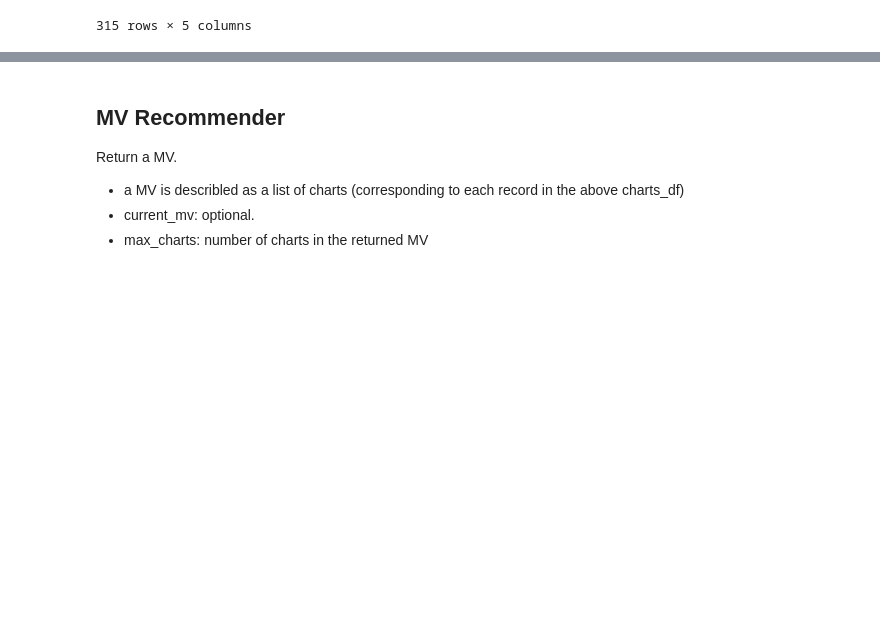
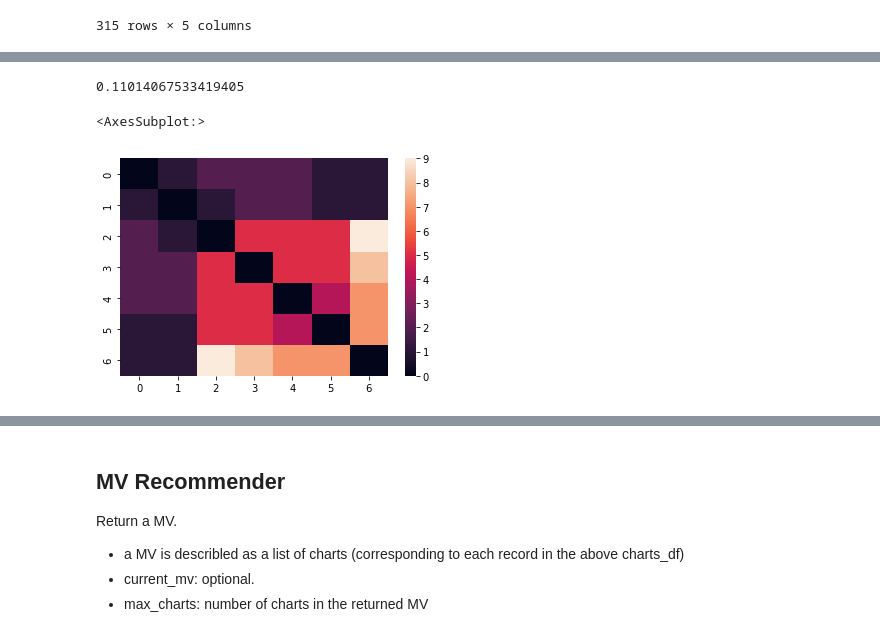
Before and after one commit to KXXH/MultiVision, a Jupyter notebook: Demo.ipynb, the cells around one changed output, grey strips where cells are left out. Drawn from its saved outputs; the diff is of its cells as text; code cells hidden in the pictures; blank space fills up the shorter version.

```diff
--- a/Demo.ipynb
+++ b/Demo.ipynb
@@ -101,3 +121,10 @@ pd.DataFrame.from_records(chartRecommender.charts).sort_values(by='final_score',
 | 11 | (2,) | 0.000000 | bar | 9.838510e-06 | 0.000000 |
 | 10 | (2,) | 0.000000 | area | 1.310610e-05 | 0.000000 |
 315 rows × 5 columns
+# %%
+bias=0.000001
+
+scores = pd.DataFrame.from_records(chartRecommender.charts).sort_values(
+    by='final_score', ascending=False)
+scores["distance"] = 1/(bias+scores["column_selection_score"])
+scores
@@ -103,0 +145,3 @@ pd.DataFrame.from_records(chartRecommender.charts).sort_values(by='final_score',
+# %%
+two_scores=scores.loc[scores["indices"].apply(len)==2]
+display(two_scores)
@@ -103,0 +162,19 @@ pd.DataFrame.from_records(chartRecommender.charts).sort_values(by='final_score',
+# %%
+two_scores["column_selection_score"].min()
+# %% [output]
+0.11014067533419405
+# %%
+src_table = pd.read_csv("csv/penguins.csv")
+col_nums=len(src_table.columns)
+distance_mtx=np.full((col_nums,col_nums),0)
+for index,series in two_scores.iterrows():
+    col_1,col_2=series["indices"]
+    distance_mtx[col_1,col_2]=float(series["distance"])
+    distance_mtx[col_2, col_1] = float(series["distance"])
+# %%
+import seaborn as sns
+
+sns.heatmap(distance_mtx)
+# %% [output]
+<AxesSubplot:>
+[figure, added]
```
Also changed, not shown: parts of 6 cells of this notebook, 2 other files.
